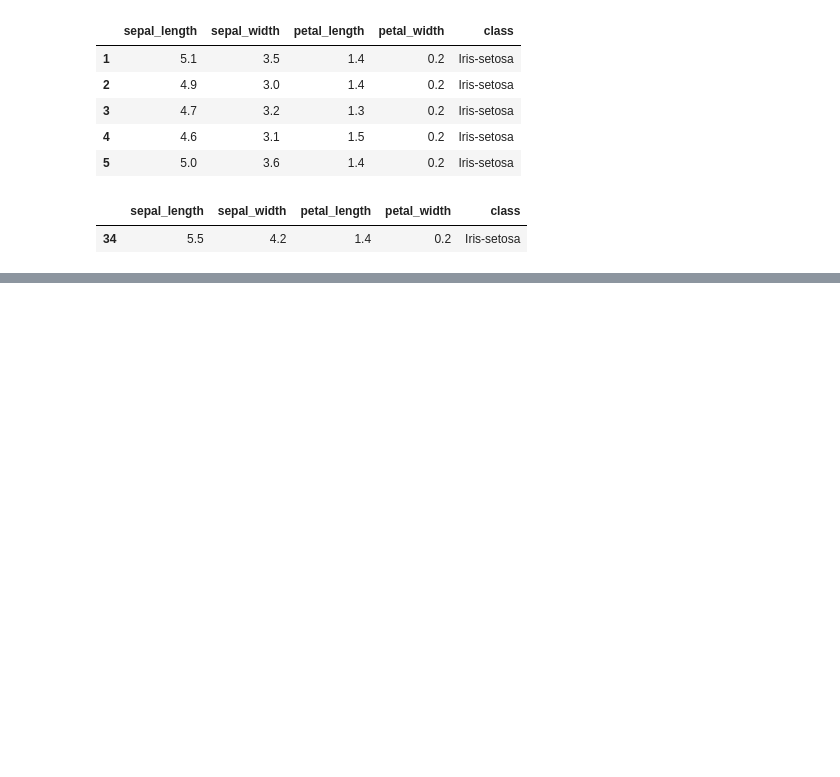
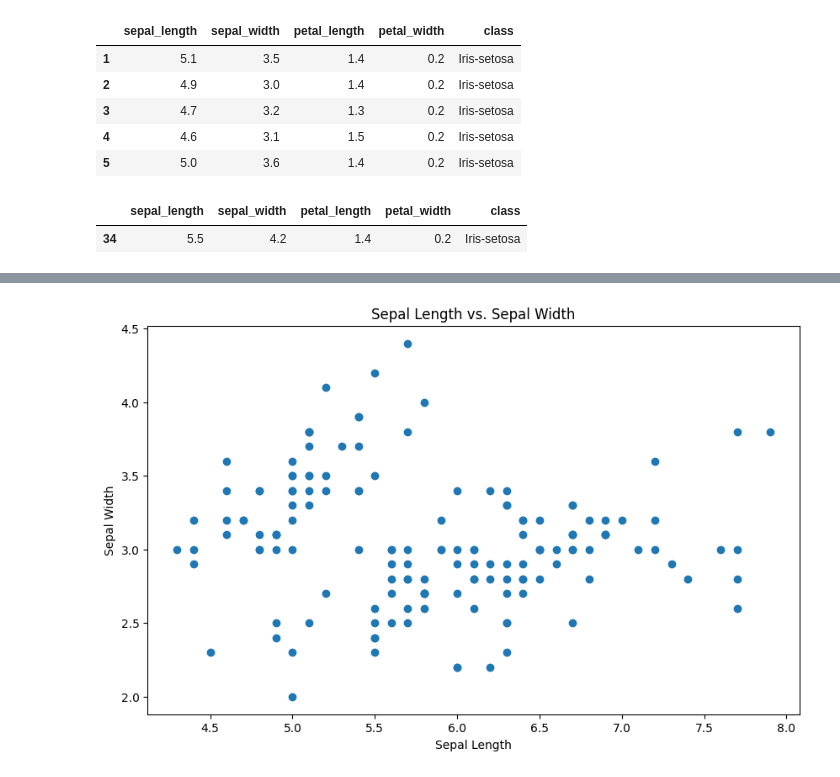
Before and after one commit to EngineeringSebastian-s/EvolutionaryComputation, a Jupyter notebook: Iris/AnalyticsIris.ipynb, the cells around one changed output, grey strips where cells are left out. Drawn from its saved outputs; the diff is of its cells as text; code cells hidden in the pictures; blank space fills up the shorter version.

```diff
--- a/Iris/AnalyticsIris.ipynb
+++ b/Iris/AnalyticsIris.ipynb
@@ -60,0 +88,9 @@ df.sample(1)
+# %%
+plt.figure(figsize=(10, 6))
+plt.scatter(df['sepal_length'], df['sepal_width'])
+plt.xlabel('Sepal Length')
+plt.ylabel('Sepal Width')
+plt.title('Sepal Length vs. Sepal Width')
+plt.show()
+# %% [output]
+[figure, added]
```
Also changed, not shown: parts of 3 cells of this notebook.
